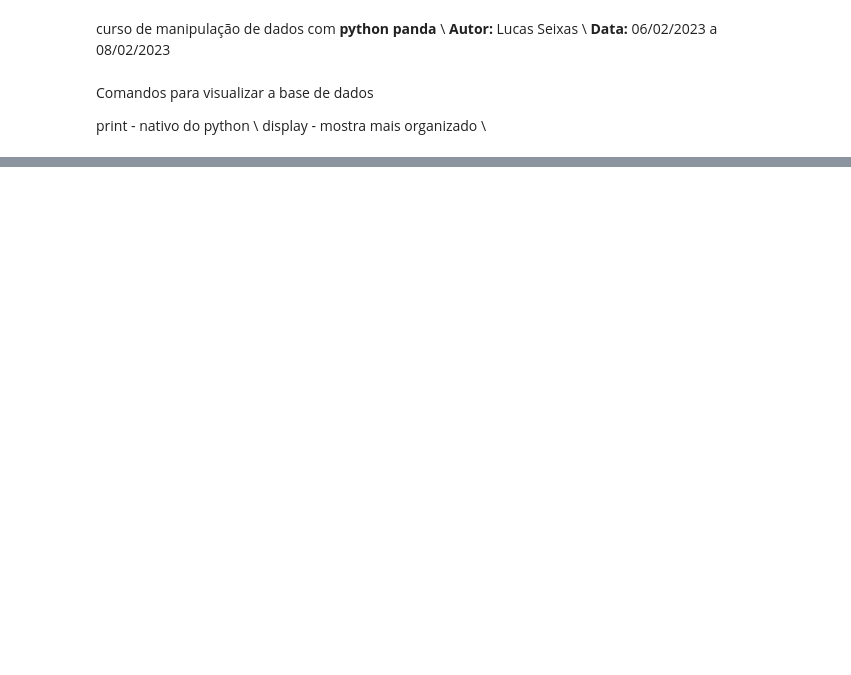
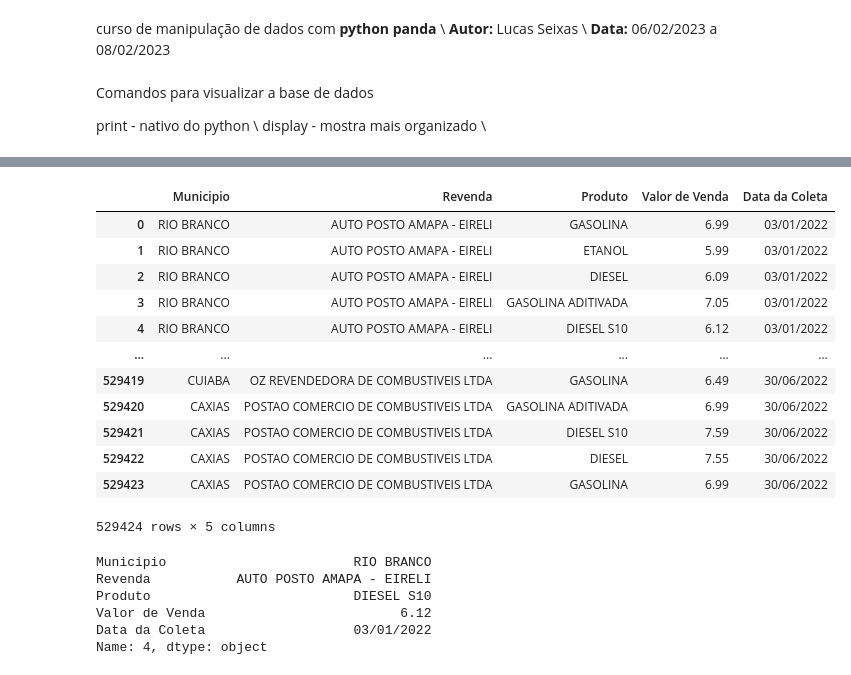
Before and after one commit to Seixaslima/curso_python_pandas, a Jupyter notebook: Curso_python_pandas.ipynb, the cells around one changed output, grey strips where cells are left out. Saved outputs shown, nothing was run; the diff lists cells and outputs as text; code cells hidden in the pictures; blank space fills up the shorter version.

```diff
--- a/Curso_python_pandas.ipynb
+++ b/Curso_python_pandas.ipynb
@@ -38,11 +137,32 @@ display(combustiveis_df['Produto'])
 # %%
 #cria um novo dataFrame com os filtros aplicados
-ca_df = combustiveis_df[['Municipio','Revenda','Produto','Valor de Venda']]
+ca_df = combustiveis_df[['Municipio','Revenda','Produto','Valor de Venda','Data da Coleta']]
 display(ca_df)
+# %% [output]
+|  | Municipio | Revenda | Produto | Valor de Venda | Data da Coleta |
+| 0 | RIO BRANCO | AUTO POSTO AMAPA - EIRELI | GASOLINA | 6.99 | 03/01/2022 |
+| 1 | RIO BRANCO | AUTO POSTO AMAPA - EIRELI | ETANOL | 5.99 | 03/01/2022 |
+| 2 | RIO BRANCO | AUTO POSTO AMAPA - EIRELI | DIESEL | 6.09 | 03/01/2022 |
+| 3 | RIO BRANCO | AUTO POSTO AMAPA - EIRELI | GASOLINA ADITIVADA | 7.05 | 03/01/2022 |
+| 4 | RIO BRANCO | AUTO POSTO AMAPA - EIRELI | DIESEL S10 | 6.12 | 03/01/2022 |
+| ... | ... | ... | ... | ... | ... |
+| 529419 | CUIABA | OZ REVENDEDORA DE COMBUSTIVEIS LTDA | GASOLINA | 6.49 | 30/06/2022 |
+| 529420 | CAXIAS | POSTAO COMERCIO DE COMBUSTIVEIS LTDA | GASOLINA ADITIVADA | 6.99 | 30/06/2022 |
+| 529421 | CAXIAS | POSTAO COMERCIO DE COMBUSTIVEIS LTDA | DIESEL S10 | 7.59 | 30/06/2022 |
+| 529422 | CAXIAS | POSTAO COMERCIO DE COMBUSTIVEIS LTDA | DIESEL | 7.55 | 30/06/2022 |
+| 529423 | CAXIAS | POSTAO COMERCIO DE COMBUSTIVEIS LTDA | GASOLINA | 6.99 | 30/06/2022 |
+529424 rows × 5 columns
 # %%
 #exibir a linha escolhida .loc[]
 
 display(ca_df.loc[4])
+# %% [output]
+Municipio                        RIO BRANCO
+Revenda           AUTO POSTO AMAPA - EIRELI
+Produto                          DIESEL S10
+Valor de Venda                         6.12
+Data da Coleta                   03/01/2022
+Name: 4, dtype: object
 # %%
 #exibir um intervalo de linhas escolhidas
 
```
Also changed, not shown: parts of 15 cells of this notebook.
